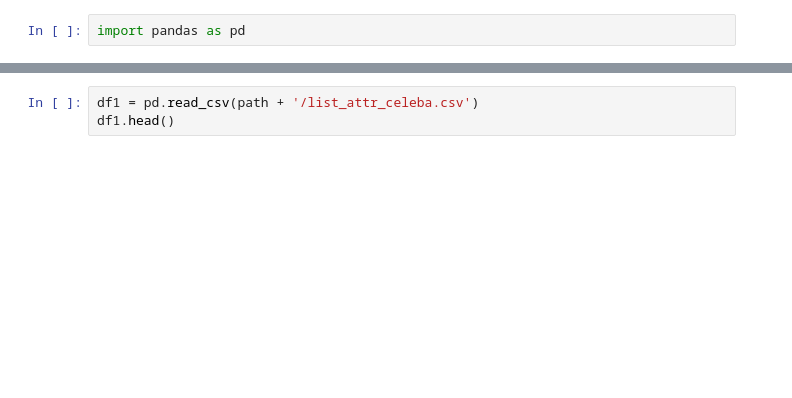
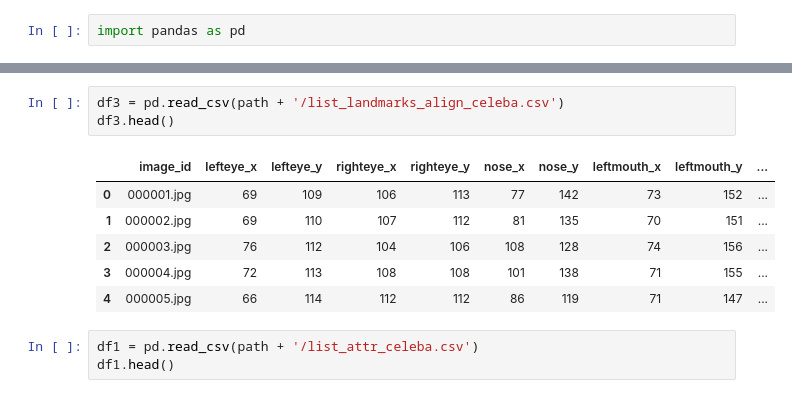
Before and after one commit to haroonkhan02/Advanced-Facial-Recognition-Spoof-Detection-System, a Jupyter notebook: Advanced_Facial_Recognition_&_Spoof_Detection_System.ipynb, the cells around one changed output, grey strips where cells are left out. Drawn from its saved outputs; the diff is of its cells as text; blank space fills up the shorter version.

```diff
--- a/Advanced_Facial_Recognition_&_Spoof_Detection_System.ipynb
+++ b/Advanced_Facial_Recognition_&_Spoof_Detection_System.ipynb
@@ -16,3 +50,13 @@ import pandas as pd
+# %%
+df3 = pd.read_csv(path + '/list_landmarks_align_celeba.csv')
+df3.head()
+# %% [output]
+|  | image_id | lefteye_x | lefteye_y | righteye_x | righteye_y | nose_x | nose_y | leftmouth_x | leftmouth_y | ... |
+| 0 | 000001.jpg | 69 | 109 | 106 | 113 | 77 | 142 | 73 | 152 | ... |
+| 1 | 000002.jpg | 69 | 110 | 107 | 112 | 81 | 135 | 70 | 151 | ... |
+| 2 | 000003.jpg | 76 | 112 | 104 | 106 | 108 | 128 | 74 | 156 | ... |
+| 3 | 000004.jpg | 72 | 113 | 108 | 108 | 101 | 138 | 71 | 155 | ... |
+| 4 | 000005.jpg | 66 | 114 | 112 | 112 | 86 | 119 | 71 | 147 | ... |
 # %%
 df1 = pd.read_csv(path + '/list_attr_celeba.csv')
 df1.head()
```
Also changed, not shown: parts of 6 cells of this notebook.
